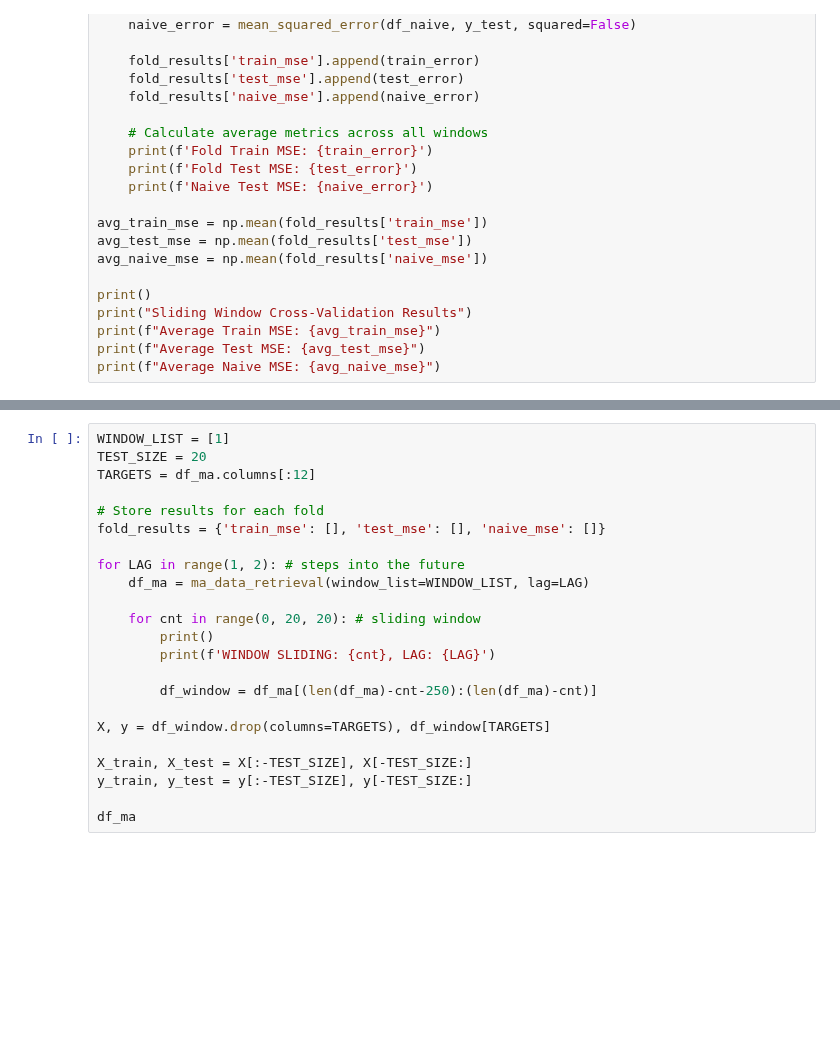
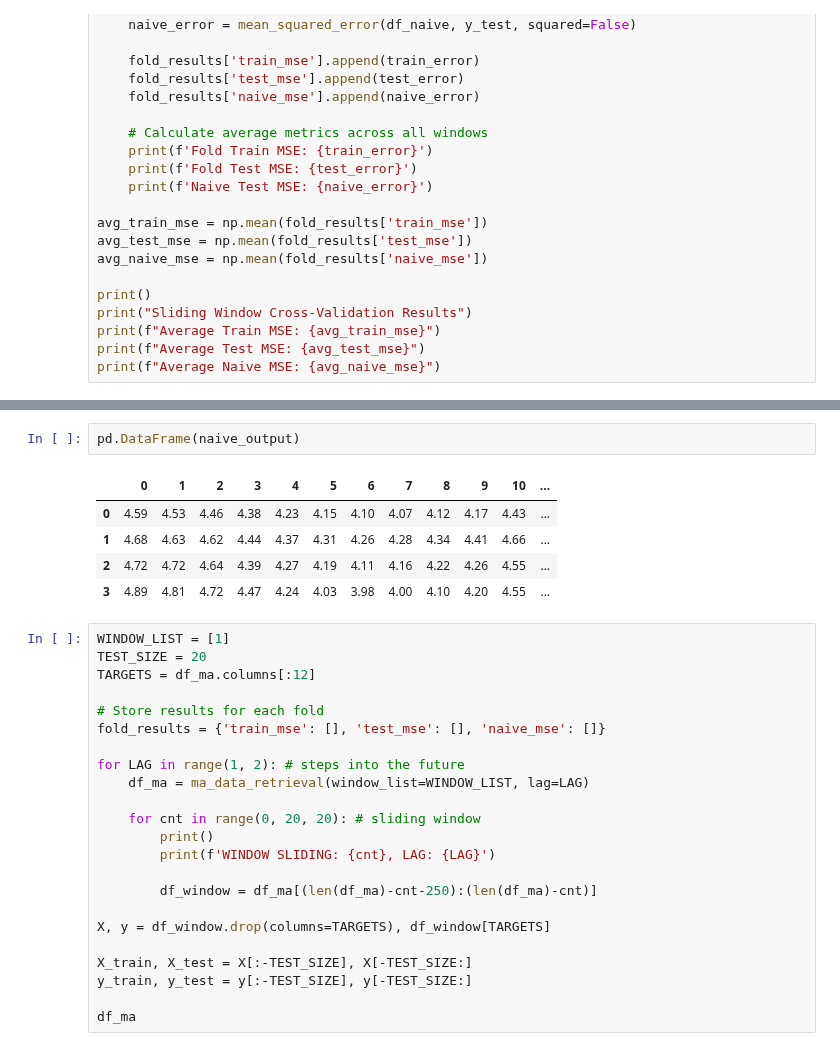
Before and after one commit to QuanPham19/functional-kan, a Jupyter notebook: phase_1/notebooks_treasury/treasury_kan_ma.ipynb, the cells around one changed output, grey strips where cells are left out. Cells and saved outputs as stored; diff of their text form; blank space fills up the shorter version.

```diff
--- a/phase_1/notebooks_treasury/treasury_kan_ma.ipynb
+++ b/phase_1/notebooks_treasury/treasury_kan_ma.ipynb
@@ -276,3 +267,11 @@ saving model version 0.0
+# %%
+pd.DataFrame(naive_output)
+# %% [output]
+|  | 0 | 1 | 2 | 3 | 4 | 5 | 6 | 7 | 8 | 9 | 10 | ... |
+| 0 | 4.59 | 4.53 | 4.46 | 4.38 | 4.23 | 4.15 | 4.10 | 4.07 | 4.12 | 4.17 | 4.43 | ... |
+| 1 | 4.68 | 4.63 | 4.62 | 4.44 | 4.37 | 4.31 | 4.26 | 4.28 | 4.34 | 4.41 | 4.66 | ... |
+| 2 | 4.72 | 4.72 | 4.64 | 4.39 | 4.27 | 4.19 | 4.11 | 4.16 | 4.22 | 4.26 | 4.55 | ... |
+| 3 | 4.89 | 4.81 | 4.72 | 4.47 | 4.24 | 4.03 | 3.98 | 4.00 | 4.10 | 4.20 | 4.55 | ... |
 # %%
 WINDOW_LIST = [1]
 TEST_SIZE = 20
```
Also changed, not shown: parts of 6 cells of this notebook, 6 other files.
